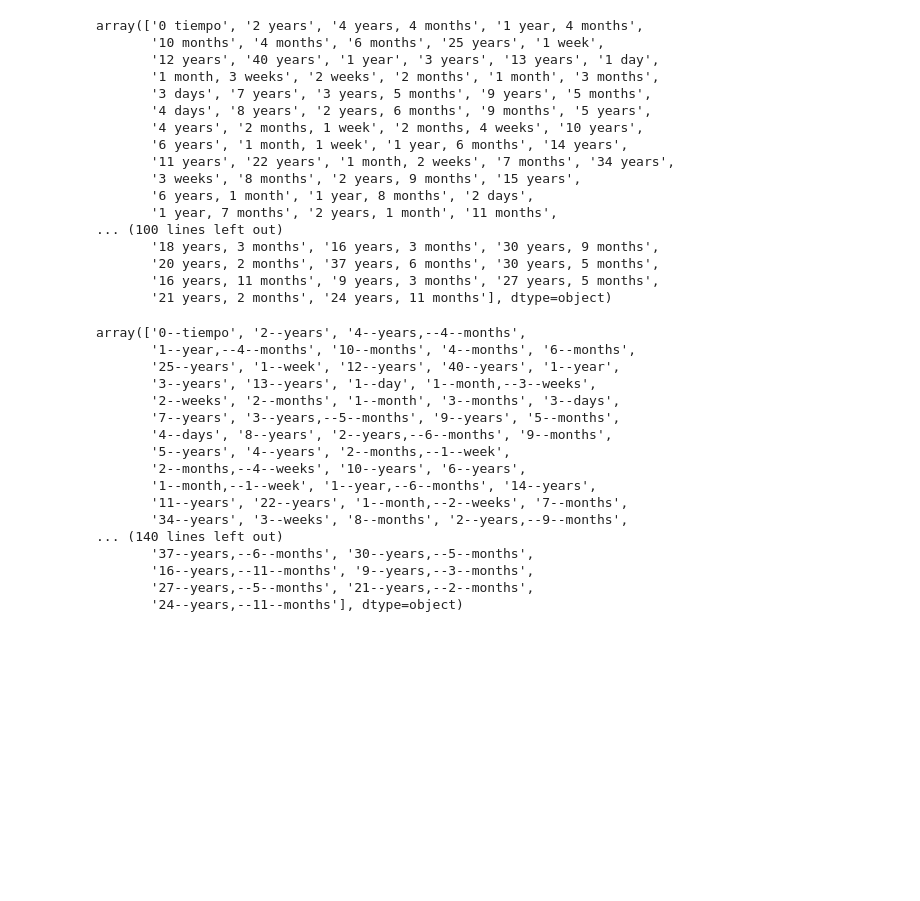
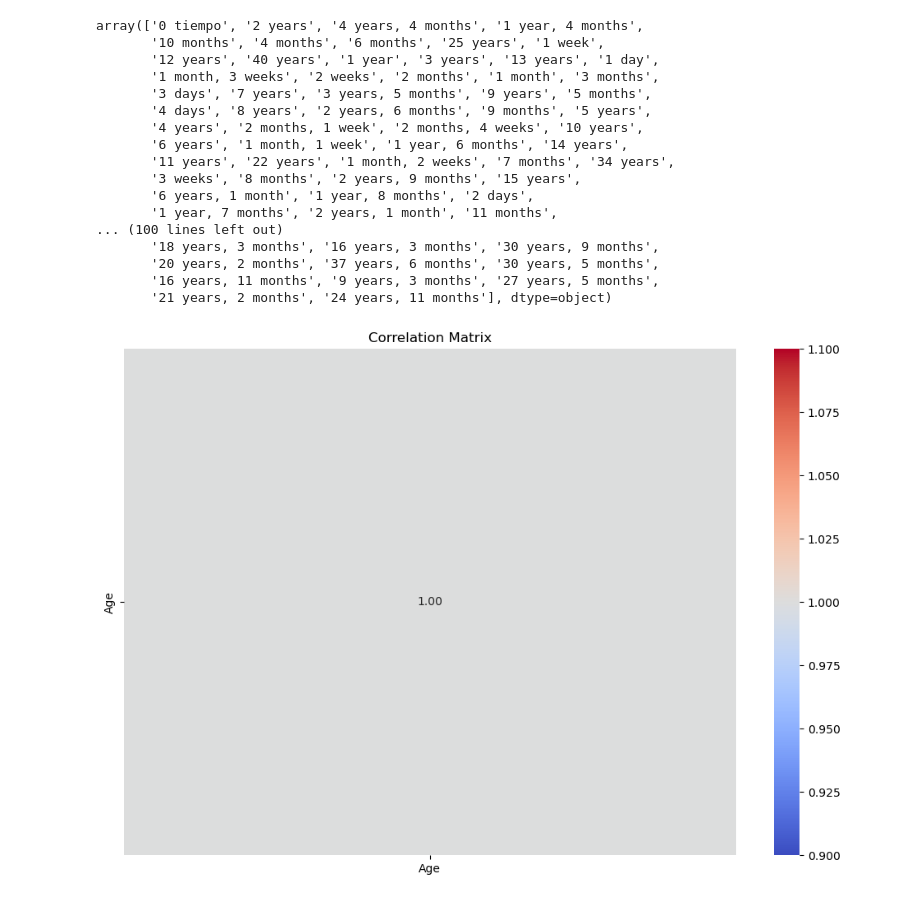
Before and after one commit to Epb9300/emibaS4, a Jupyter notebook: scripts/test.ipynb, the cells around one changed output. Drawn from its saved outputs; the diff is of its cells as text; code cells hidden in the pictures; blank space fills up the shorter version.

```diff
--- a/scripts/test.ipynb
+++ b/scripts/test.ipynb
@@ -135,26 +211,19 @@ array(['0 tiempo', '2 years', '4 years, 4 months', '1 year, 4 months',
        '20 years, 2 months', '37 years, 6 months', '30 years, 5 months',
        '16 years, 11 months', '9 years, 3 months', '27 years, 5 months',
        '21 years, 2 months', '24 years, 11 months'], dtype=object)
-# %%
-
-df['Tour']=df['Tour'].str.replace(' 0','')
-df['Tour']=df['Tour'].str.replace(' ','--')
-df['Tour'].unique()
-# %% [output]
-array(['0--tiempo', '2--years', '4--years,--4--months',
-       '1--year,--4--months', '10--months', '4--months', '6--months',
-       '25--years', '1--week', '12--years', '40--years', '1--year',
-       '3--years', '13--years', '1--day', '1--month,--3--weeks',
-       '2--weeks', '2--months', '1--month', '3--months', '3--days',
-       '7--years', '3--years,--5--months', '9--years', '5--months',
-       '4--days', '8--years', '2--years,--6--months', '9--months',
-       '5--years', '4--years', '2--months,--1--week',
-       '2--months,--4--weeks', '10--years', '6--years',
-       '1--month,--1--week', '1--year,--6--months', '14--years',
-       '11--years', '22--years', '1--month,--2--weeks', '7--months',
-       '34--years', '3--weeks', '8--months', '2--years,--9--months',
-... (140 lines left out)
-       '37--years,--6--months', '30--years,--5--months',
-       '16--years,--11--months', '9--years,--3--months',
-       '27--years,--5--months', '21--years,--2--months',
-       '24--years,--11--months'], dtype=object)
+# %%
+# Seleccionar solo las columnas numéricas correctamente
+numeric_columns = df.select_dtypes(include=['float64', 'int64'])
+
+# Matriz de correlación
+corr_matrix = numeric_columns.corr()
+
+# Mapa de calor de la matriz de correlación
+plt.figure(figsize=(12, 8))
+sns.heatmap(corr_matrix, annot=True, cmap='coolwarm', fmt=".2f")
+plt.title("Correlation Matrix")
+plt.show()
+
+#sin mucho sentido solo hay 1
+# %% [output]
+[figure, added]
```
Also changed, not shown: parts of 12 cells of this notebook.
